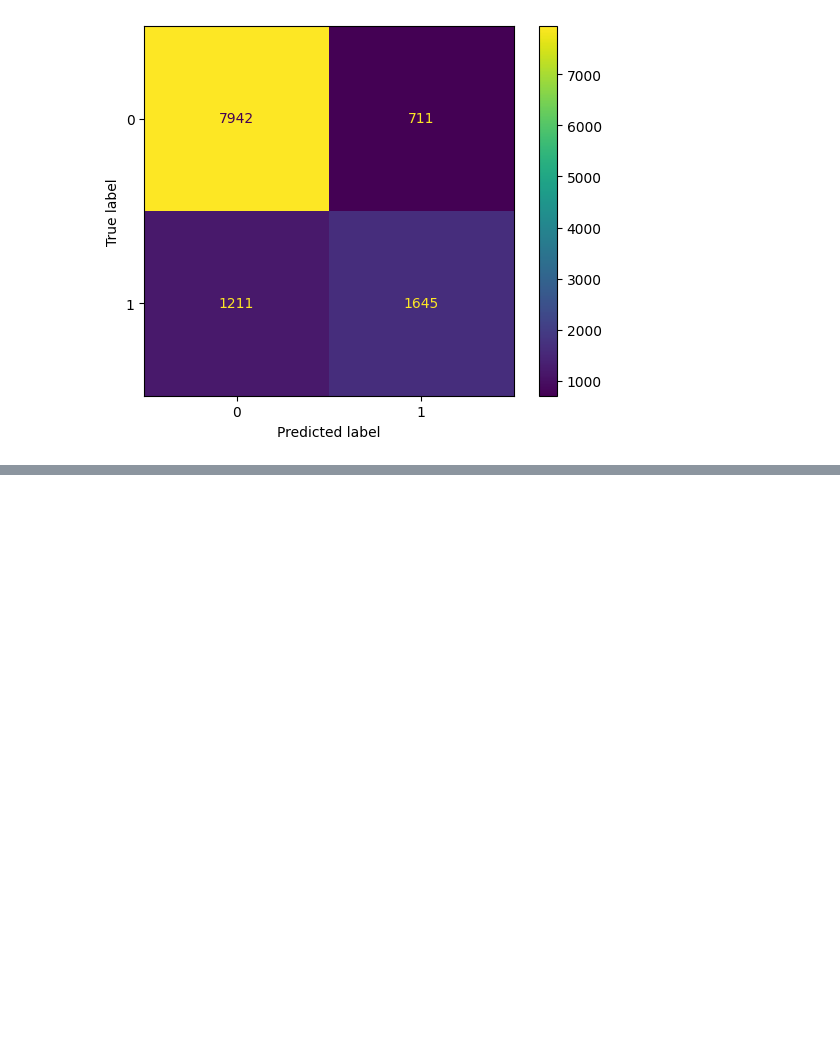
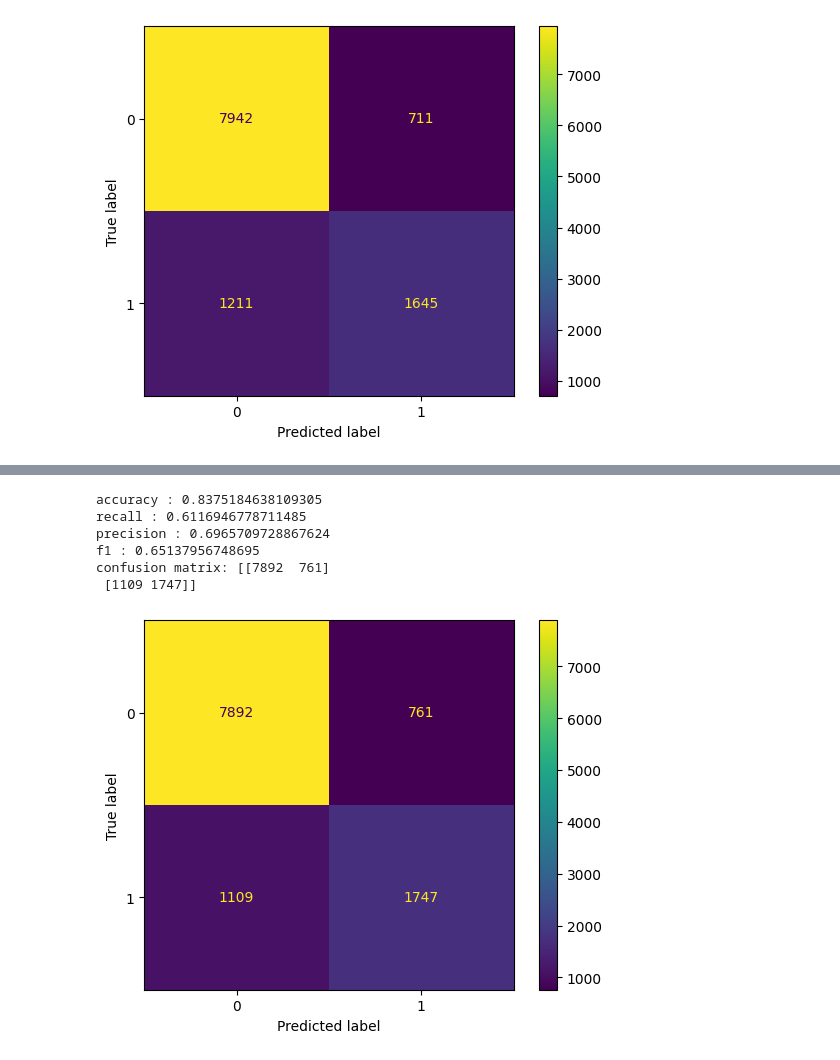
Before and after one commit to WanAdamm/CPC152-Assignment-2, a Jupyter notebook: KNN.ipynb, the cells around one changed output, grey strips where cells are left out. Cells and saved outputs as stored; diff of their text form; code cells hidden in the pictures; blank space fills up the shorter version.

```diff
--- a/KNN.ipynb
+++ b/KNN.ipynb
@@ -43,0 +68,13 @@ confusion matrix: [[7942  711]
+# %%
+KNN = KNeighborsClassifier(n_neighbors=26, metric="manhattan", weights="uniform")
+KNN.fit(x_train, y_train)
+y_pred = KNN.predict(x_test)
+metrics(y_test, y_pred)
+# %% [output]
+accuracy : 0.8375184638109305
+recall : 0.6116946778711485
+precision : 0.6965709728867624
+f1 : 0.65137956748695
+confusion matrix: [[7892  761]
+ [1109 1747]]
+[figure, added]
```
Also changed, not shown: parts of 11 cells of this notebook, 1 other file.
